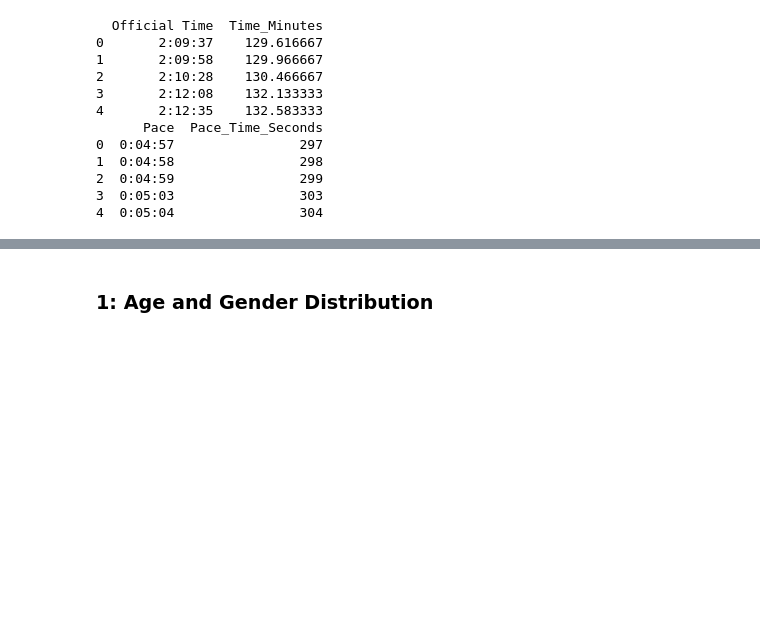
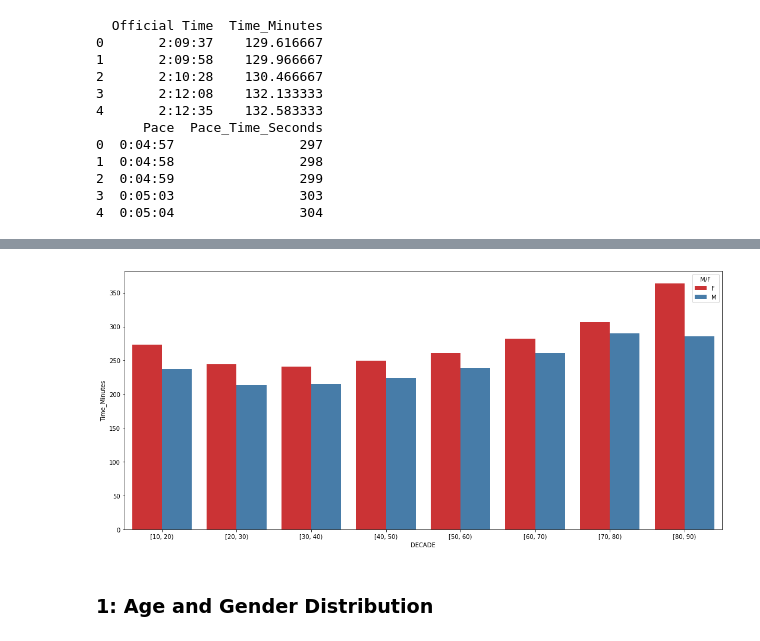
Before and after one commit to lee2christine/pythonDataExploration, a Jupyter notebook: 131FinalProject.ipynb, the cells around one changed output, grey strips where cells are left out. Drawn from its saved outputs; the diff is of its cells as text; code cells hidden in the pictures; blank space fills up the shorter version.

Commit message:
add one more plot

```diff
--- a/131FinalProject.ipynb
+++ b/131FinalProject.ipynb
@@ -104,11 +104,11 @@ print(data.loc[:, ['Pace', 'Pace_Time_Seconds']]. head())
 4  0:05:04                304
 # %%
 #Calcualte mean of finish time for each age group
-time = data.loc[:,['Time_Minutes']]
+time = data.loc[:,['Time_Minutes','M/F']]
 decade = pd.cut(data.Age,bins=np.arange(10,99,10),right=False)
 time["DECADE"] = decade
 summary = time.groupby('DECADE')['Time_Minutes'].mean()
-summary.index = np.arange(10,90,10)
+#summary.index = np.arange(10,90,10)
 print(summary)
 #fastest group is 30-39 years old
 # %% [output]
@@ -123 +124,7 @@ print(summary)
 Name: Time_Minutes, dtype: float64
+# %%
+summary = time.groupby(['DECADE','M/F'])['Time_Minutes'].mean()
+#print(summary)
+summary = pd.DataFrame(summary)
+summary = summary.reset_index()
+print(summary)
@@ -124,3 +149,9 @@ Name: Time_Minutes, dtype: float64
+# %%
+g = sns.barplot(x='DECADE', y='Time_Minutes',data=summary, palette="Set1", hue='M/F')
+g.figure.set_size_inches(18,8)
+#g.set_title("Participants by Age & Gender")
+# %% [output]
+[figure, added]
 # %% [markdown]
 ### 1: Age and Gender Distribution
 # %%
```
Also changed, not shown: parts of 8 cells of this notebook.
